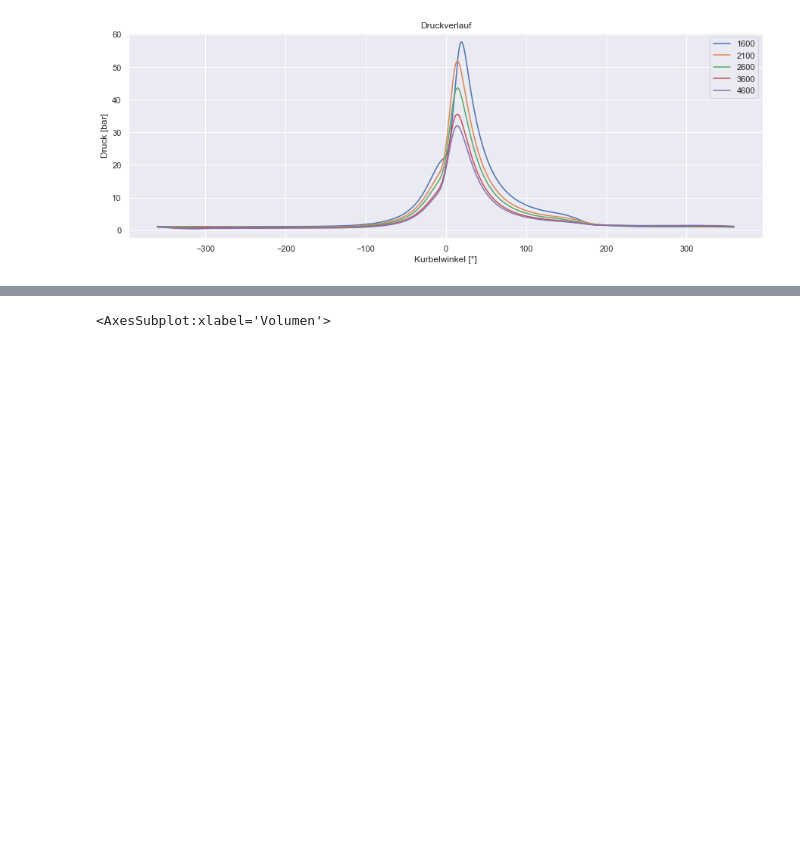
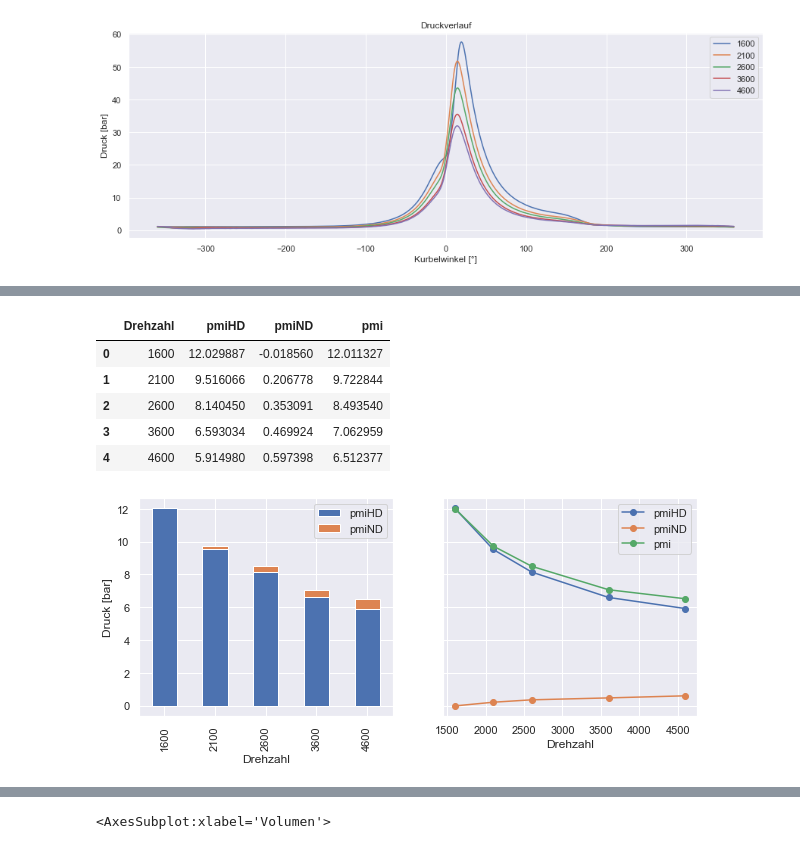
Before and after one commit to marcussteinbacher/kfzlu, a Jupyter notebook: Protokoll.ipynb, the cells around one changed output, grey strips where cells are left out. Saved outputs shown, nothing was run; the diff lists cells and outputs as text; code cells hidden in the pictures; blank space fills up the shorter version.

```diff
--- a/Protokoll.ipynb
+++ b/Protokoll.ipynb
@@ -206,7 +307,9 @@ def HD(rpm,log=False,ax=None,plot=True):
 
         ax.fill_between(HD["Volumen"],HD["lower"],HD["upper"],label="W_HD",alpha=0.5)
 
-    #return arbeit
+    w_upper = np.trapz(HD["upper"],x=HD["Volumen"]) #bar*mm³
+    w_lower = np.trapz(HD["lower"],x=HD["Volumen"])
+    return (w_upper - w_lower) #bar*mm³
 
 def ND(rpm,log=False,ax=None,plot=True):
     '''
@@ -243,13 +346,19 @@ def ND(rpm,log=False,ax=None,plot=True):
 
         ax.fill_between(ND["Volumen"],ND["lower"],ND["upper"],label="W_ND",alpha=0.5)
 
-    #return arbeit
+    w_upper = np.trapz(ND["upper"],x=ND["Volumen"]) #bar*mm³
+    w_lower = np.trapz(ND["lower"],x=ND["Volumen"])
+    return (w_upper - w_lower) #bar*mm³
 
-fig,ax = plt.subplots()
 
-HD(2100,log=True,ax=ax)
-ND(2100,log=True,ax=ax)
-ZZP(2100,log=True,ax=ax)
-plt.legend()
-plt.show()
+def plot3(rpm,log=None,**kwargs):
+    fig,ax = plt.subplots(figsize=(10,6.5))
+    HD(rpm,log=log,ax=ax)
+    ND(rpm,log=log,ax=ax)
+    ZZP(rpm,log=log,ax=ax)
+    plt.title("p-V Diagramm HD, ND")
+    plt.legend()
+
+out3 = interactive_output(plot3,{"rpm":rpm_dropd,"log":log_checkb})
+display(widgets.HBox([rpm_dropd,log_checkb]),out3)
 # %% [output]
@@ -256,0 +371,23 @@ plt.show()
+# %%
+#pmiHD = WHD/VH
+
+RPMs = df["Drehzahl"].unique()
+pmiHD = [HD(rpm,plot=False)/VH for rpm in RPMs] #bar
+pmiND = [ND(rpm,plot=False)/VH for rpm in RPMs]
+df_pm = pd.DataFrame({"Drehzahl":RPMs,"pmiHD":pmiHD,"pmiND":pmiND})
+df_pm["pmi"] = df_pm["pmiHD"]+df_pm["pmiND"]
+fig,axs = plt.subplots(1,2,figsize=(10,4),sharey=True)
+
+df_pm.loc[:,["Drehzahl","pmiHD","pmiND"]].plot(kind="bar",x="Drehzahl",stacked=True,ax=axs[0])
+df_pm.plot(kind="line",x="Drehzahl",ax=axs[1],style=["-o"]*3)
+axs[0].set_ylabel("Druck [bar]")
+
+df_pm
+# %% [output]
+|  | Drehzahl | pmiHD | pmiND | pmi |
+| 0 | 1600 | 12.029887 | -0.018560 | 12.011327 |
+| 1 | 2100 | 9.516066 | 0.206778 | 9.722844 |
+| 2 | 2600 | 8.140450 | 0.353091 | 8.493540 |
+| 3 | 3600 | 6.593034 | 0.469924 | 7.062959 |
+| 4 | 4600 | 5.914980 | 0.597398 | 6.512377 |
+[figure, added]
```
Also changed, not shown: parts of 24 cells of this notebook, 1 other file.
